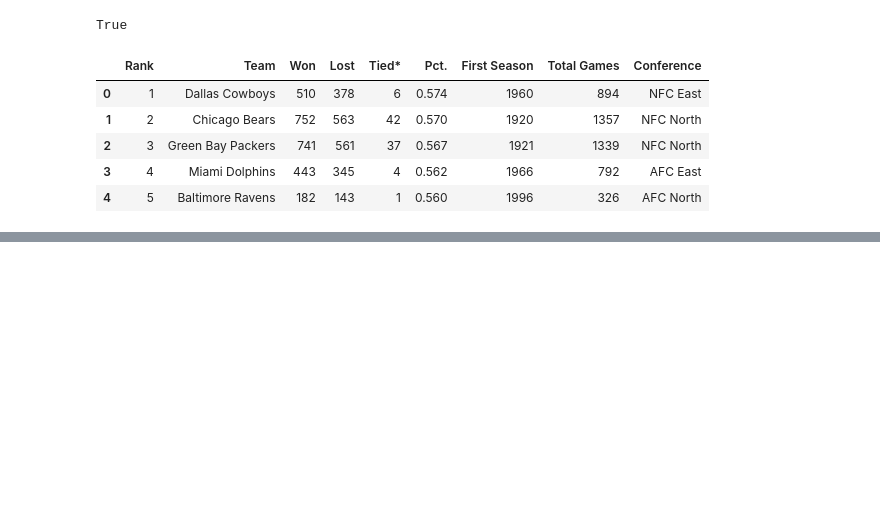
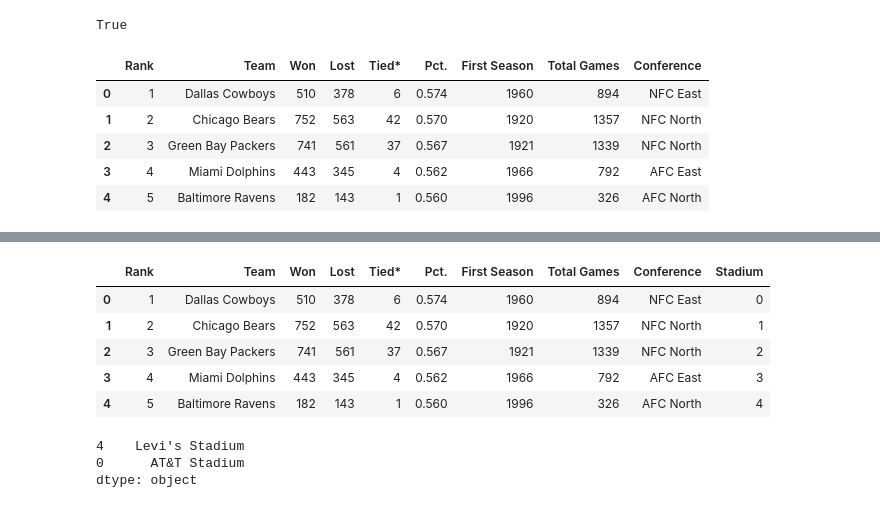
Before and after one commit to setoelkahfi/Learning-Python-for-Data-Analysis-and-Visualization, a Jupyter notebook: Lecture 15 - DataFrame.ipynb, the cells around one changed output, grey strips where cells are left out. Saved outputs shown, nothing was run; the diff lists cells and outputs as text; code cells hidden in the pictures; blank space fills up the shorter version.

```diff
--- a/Lecture 15 - DataFrame.ipynb
+++ b/Lecture 15 - DataFrame.ipynb
@@ -21,0 +112,9 @@ nfl_frame
+# %%
+nfl_frame
+# %% [output]
+|  | Rank | Team | Won | Lost | Tied* | Pct. | First Season | Total Games | Conference | Stadium |
+| 0 | 1 | Dallas Cowboys | 510 | 378 | 6 | 0.574 | 1960 | 894 | NFC East | 0 |
+| 1 | 2 | Chicago Bears | 752 | 563 | 42 | 0.570 | 1920 | 1357 | NFC North | 1 |
+| 2 | 3 | Green Bay Packers | 741 | 561 | 37 | 0.567 | 1921 | 1339 | NFC North | 2 |
+| 3 | 4 | Miami Dolphins | 443 | 345 | 4 | 0.562 | 1966 | 792 | AFC East | 3 |
+| 4 | 5 | Baltimore Ravens | 182 | 143 | 1 | 0.560 | 1996 | 326 | AFC North | 4 |
@@ -21,0 +123,6 @@ nfl_frame
+# %%
+stadiums
+# %% [output]
+4    Levi's Stadium
+0      AT&T Stadium
+dtype: object
```
Also changed, not shown: parts of 20 cells of this notebook.
